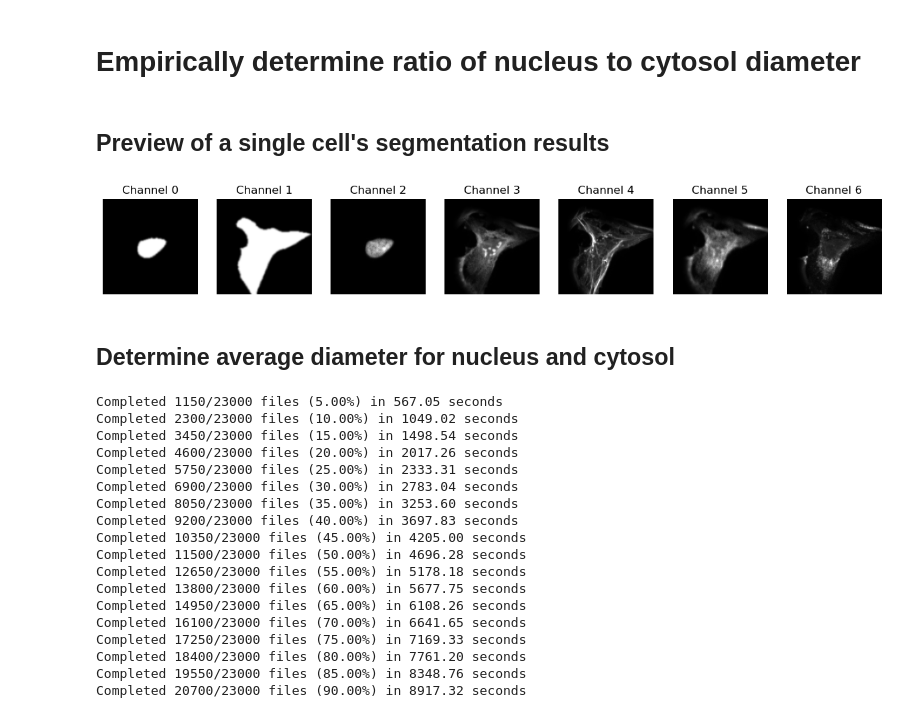
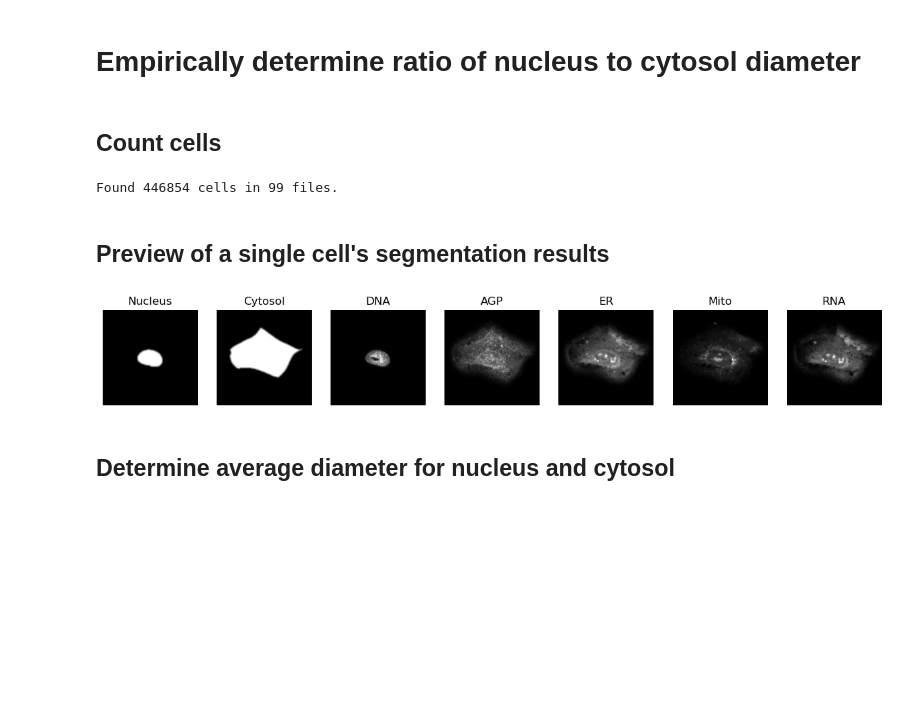
Before and after one commit to theislab/jump-cpg0016-segmentation, a Jupyter notebook: notebooks/get_nucleus_cytosol_ratio.ipynb, the cells around one changed output. Drawn from its saved outputs; the diff is of its cells as text; code cells hidden in the pictures; blank space fills up the shorter version.

```diff
--- a/notebooks/get_nucleus_cytosol_ratio.ipynb
+++ b/notebooks/get_nucleus_cytosol_ratio.ipynb
@@ -170,0 +15,2 @@ def add_stats_annotation(ax, data, x_position, color):
+# %%
+result_folder = Path("../snakemake/results/aggregated/broad/")
@@ -171,42 +157,28 @@ def add_stats_annotation(ax, data, x_position, color):
+# %% [markdown]
+## Count cells
+# %%
+zarr_files = find_zarr_files(result_folder)
+print(f"Found {count_total_cells(zarr_files)} cells in {len(zarr_files)} files.")
+# %% [output]
+Found 446854 cells in 99 files.
 # %% [markdown]
 ## Preview of a single cell's segmentation results
 # %%
-with h5py.File(find_h5_files(seg_img_folder_A)[3], "r") as file:
+titles = ["Nucleus", "Cytosol", "DNA", "AGP", "ER", "Mito", "RNA"]
 
-    plt.figure(figsize=(15, 3))  # Adjust the figure size as needed
+with zarr.open(zarr_files[0], mode="r") as file:
+
+    plt.figure(figsize=(15, 3))
 
     for channel_index in range(7):
-        image = file["single_cell_data"][0, channel_index, :, :]
+        image = list(file.items())[0][1]["single_cell_data"][0, channel_index, :, :]
         plt.subplot(1, 7, channel_index + 1)  # 1 row, 7 columns, subplot index
         plt.imshow(image, cmap="gray")
-        plt.title(f"Channel {channel_index}")
-        plt.axis('off')  # Turn off axis labels
+        plt.title(titles[channel_index])
+        plt.axis('off')
 
     plt.show()
 # %% [output]
-[figure, old version]
+[figure, new version]
 # %% [markdown]
 ## Determine average diameter for nucleus and cytosol
-# %%
-all_files = find_h5_files(seg_img_folder_A) + find_h5_files(seg_img_folder_B)
-
-measurements = process_files_parallel(all_files)
-# %% [output]
-Completed 1150/23000 files (5.00%) in 567.05 seconds
-Completed 2300/23000 files (10.00%) in 1049.02 seconds
-Completed 3450/23000 files (15.00%) in 1498.54 seconds
-Completed 4600/23000 files (20.00%) in 2017.26 seconds
-Completed 5750/23000 files (25.00%) in 2333.31 seconds
-Completed 6900/23000 files (30.00%) in 2783.04 seconds
-Completed 8050/23000 files (35.00%) in 3253.60 seconds
-Completed 9200/23000 files (40.00%) in 3697.83 seconds
-Completed 10350/23000 files (45.00%) in 4205.00 seconds
-Completed 11500/23000 files (50.00%) in 4696.28 seconds
-Completed 12650/23000 files (55.00%) in 5178.18 seconds
-Completed 13800/23000 files (60.00%) in 5677.75 seconds
-Completed 14950/23000 files (65.00%) in 6108.26 seconds
-Completed 16100/23000 files (70.00%) in 6641.65 seconds
-Completed 17250/23000 files (75.00%) in 7169.33 seconds
-Completed 18400/23000 files (80.00%) in 7761.20 seconds
-Completed 19550/23000 files (85.00%) in 8348.76 seconds
-Completed 20700/23000 files (90.00%) in 8917.32 seconds
```
Also changed, not shown: parts of 6 cells of this notebook, 3 other files.
